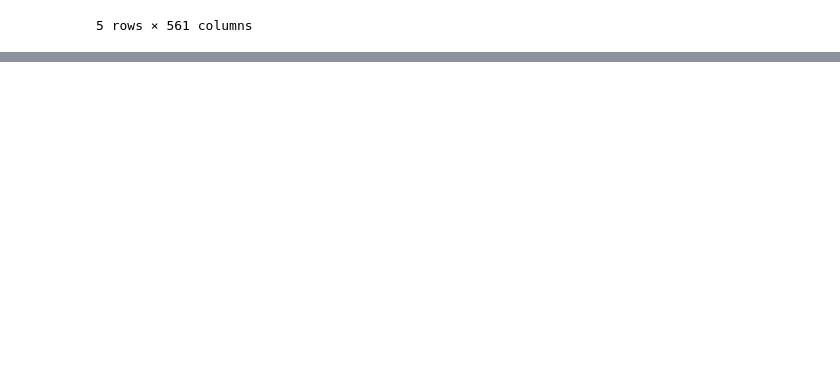
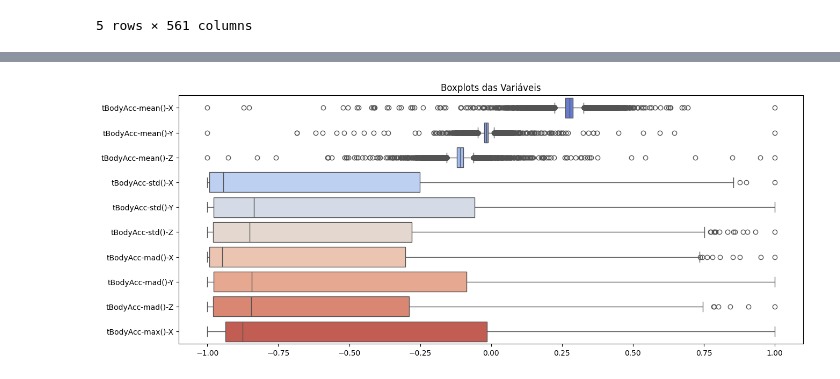
Before and after one commit to aureliodeboa/Restic-K-means, a Jupyter notebook: Atividade2Restic.ipynb, the cells around one changed output, grey strips where cells are left out. Drawn from its saved outputs; the diff is of its cells as text; code cells hidden in the pictures; blank space fills up the shorter version.

```diff
--- a/Atividade2Restic.ipynb
+++ b/Atividade2Restic.ipynb
@@ -218,0 +153,2 @@ plt.show()
+# %%
+sample_X = X.iloc[:, :10]  # Seleciona as 10 primeiras variáveis para exemplo
@@ -218,0 +162,8 @@ plt.show()
+# %%
+# Para identificar outliers
+plt.figure(figsize=(15, 6))
+sns.boxplot(data=sample_X, orient='h', palette='coolwarm')
+plt.title('Boxplots das Variáveis')
+plt.show()
+# %% [output]
+[figure, added]
```
Also changed, not shown: parts of 66 cells of this notebook.
